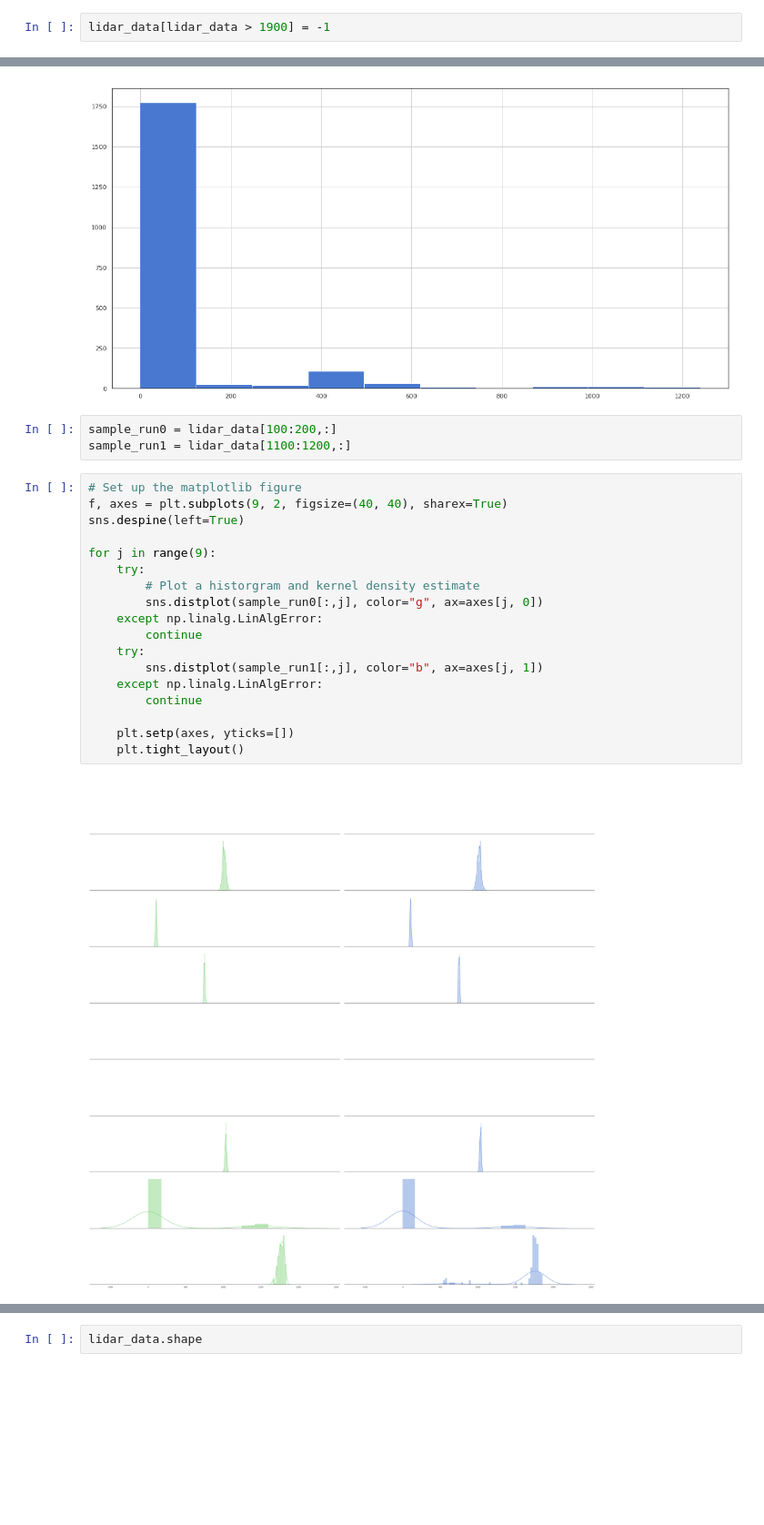
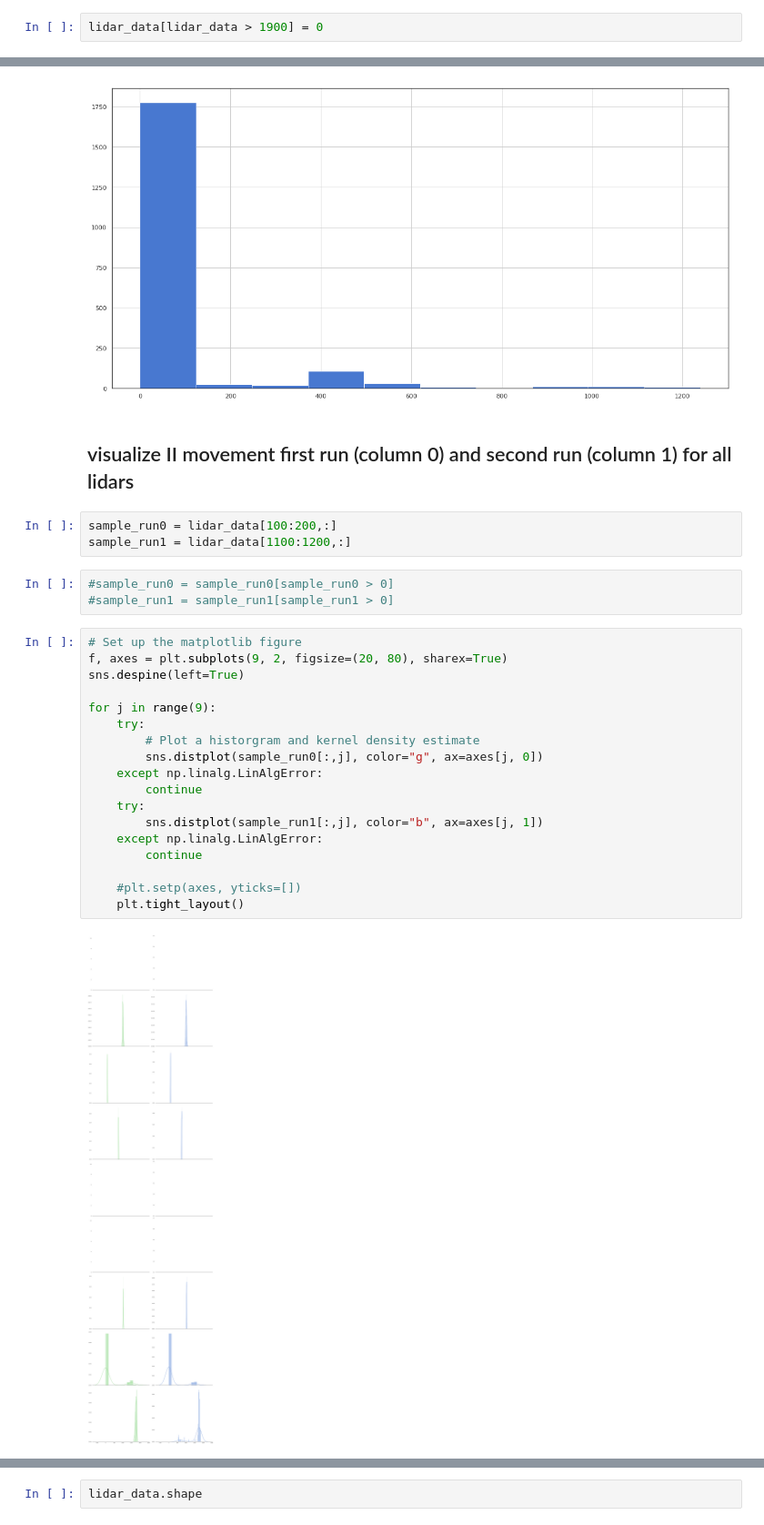
Before and after one commit to georgosgeorgos/DLRC_2018, a Jupyter notebook: lidar.ipynb, the cells around one changed output, grey strips where cells are left out. Shown at 91% size. Saved outputs shown, nothing was run; the diff lists cells and outputs as text; blank space fills up the shorter version.

Commit message:
data 10runs

```diff
--- a/lidar.ipynb
+++ b/lidar.ipynb
@@ -9,5 +9,5 @@ lidar_data = np.load("lidar_data.npy")
 # %%
 lidar_data = lidar_data.astype(float)
 # %%
-lidar_data[lidar_data > 1900] = -1
+lidar_data[lidar_data > 1900] = 0
 # %%
@@ -26,26 +36,31 @@ plt.hist(lidar_data[:, 0])
 plt.grid()
 # %% [output]
 [figure]
+# %% [markdown]
+## visualize II movement first run (column 0) and second run (column 1) for all lidars
 # %%
 sample_run0 = lidar_data[100:200,:]
 sample_run1 = lidar_data[1100:1200,:]
+# %%
+#sample_run0 = sample_run0[sample_run0 > 0]
+#sample_run1 = sample_run1[sample_run1 > 0]
 # %%
 # Set up the matplotlib figure
-f, axes = plt.subplots(9, 2, figsize=(40, 40), sharex=True)
+f, axes = plt.subplots(9, 2, figsize=(20, 80), sharex=True)
 sns.despine(left=True)
 
 for j in range(9):
     try:
         # Plot a historgram and kernel density estimate
         sns.distplot(sample_run0[:,j], color="g", ax=axes[j, 0])
     except np.linalg.LinAlgError:
         continue
     try:
         sns.distplot(sample_run1[:,j], color="b", ax=axes[j, 1])
     except np.linalg.LinAlgError:
         continue
 
-    plt.setp(axes, yticks=[])
+    #plt.setp(axes, yticks=[])
     plt.tight_layout()
 # %% [output]
-[figure, old version]
+[figure, new version]
```
Also changed, not shown: parts of 46 cells of this notebook, 4 other files.
